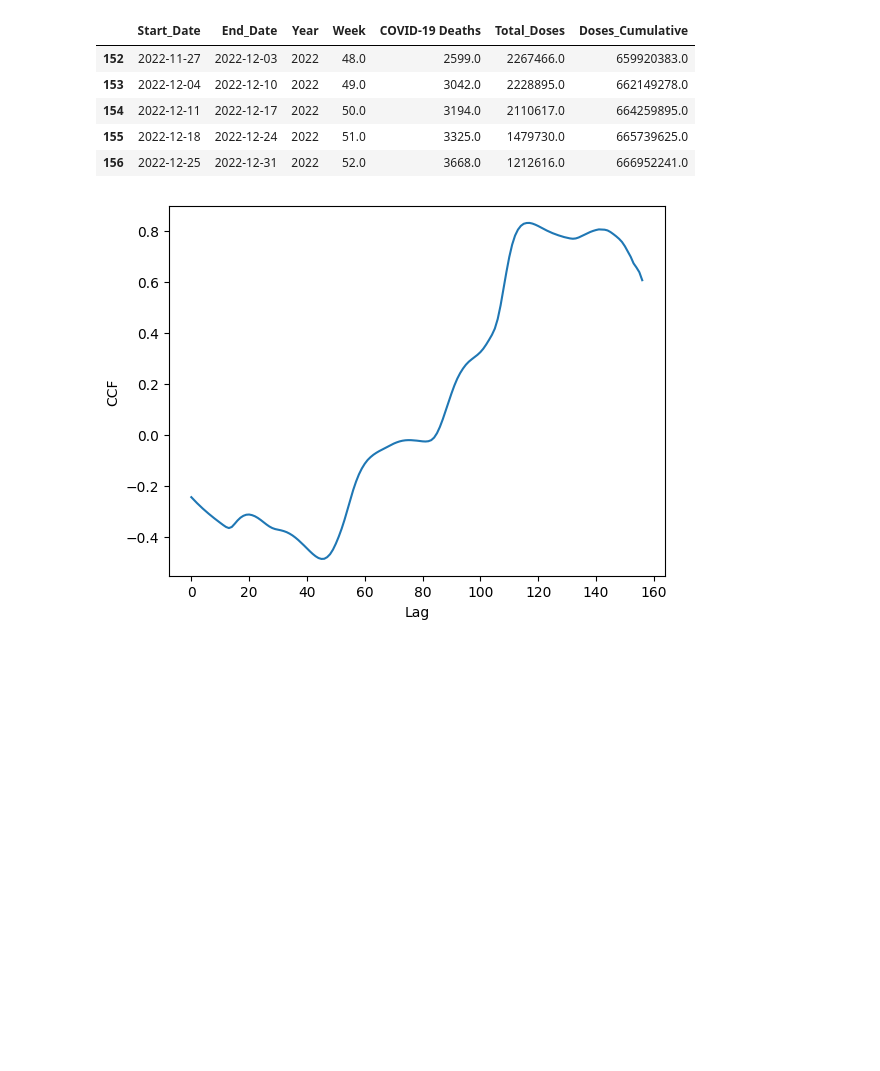
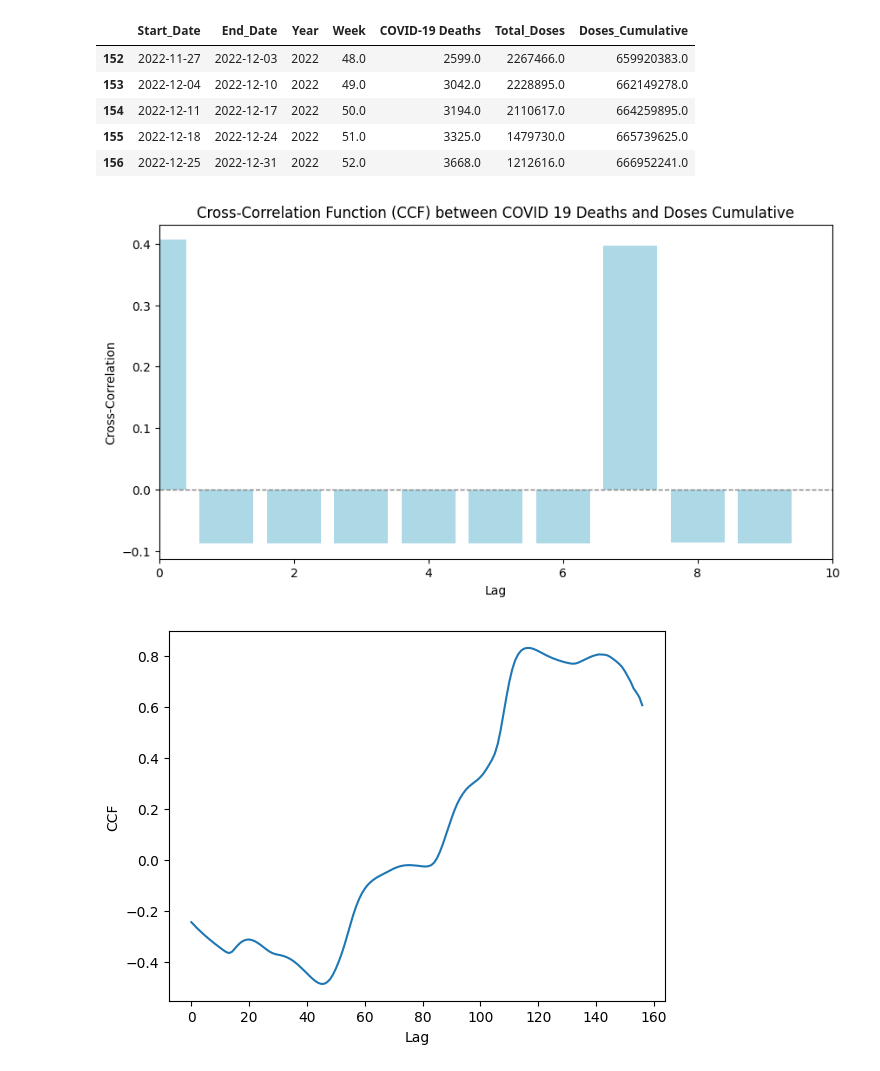
Before and after one commit to carolinehagood/covid-project, a Jupyter notebook: Final_Data_Analysis.ipynb, the cells around one changed output. Drawn from its saved outputs; the diff is of its cells as text; code cells hidden in the pictures; blank space fills up the shorter version.

```diff
--- a/Final_Data_Analysis.ipynb
+++ b/Final_Data_Analysis.ipynb
@@ -49,3 +20,38 @@ plt.show()
+# %%
+from datetime import date
+from statsmodels.tsa.stattools import ccf
+
+# Convert 'start date' and 'end date' columns to datetime format
+df['Start_Date'] = pd.to_datetime(df['Start_Date'])
+df['End_Date'] = pd.to_datetime(df['End_Date'])
+
+# Create a date range for the analysis, expanding it from start to end dates
+date_range = pd.date_range(start=df['Start_Date'].min(), end=df['End_Date'].max(), freq='D')
+# Create a new DataFrame to aggregate COVID 19 Deaths and Doses Cumulative over the date range
+agg_data = pd.DataFrame(index=date_range)
+
+# Aggregate the values for each date (you may need to adjust the aggregation method as needed)
+agg_data['COVID-19 Deaths'] = df.set_index('Start_Date').resample('D')['COVID-19 Deaths'].sum()
+agg_data['Doses_Cumulative'] = df.set_index('Start_Date').resample('D')['Doses_Cumulative'].sum()
+
+# Fill any missing values with 0 (or another appropriate method)
+agg_data.fillna(0, inplace=True)
+
+# Calculate CCF
+max_lag = 10  # Define the maximum lag
+cross_corr = ccf(agg_data['COVID-19 Deaths'], agg_data['Doses_Cumulative'], adjusted=False)
+
+# Plotting the CCF
+plt.figure(figsize=(10, 5))
+plt.bar(range(max_lag), cross_corr[:max_lag], color='lightblue')
+plt.title('Cross-Correlation Function (CCF) between COVID 19 Deaths and Doses Cumulative')
+plt.xlabel('Lag')
+plt.ylabel('Cross-Correlation')
+plt.axhline(0, color='gray', linestyle='--', linewidth=1)
+plt.xlim(0, max_lag)
+plt.show()
+# %% [output]
+[figure, added]
 # %%
 import numpy as np
 import pandas as pd
```
Also changed, not shown: parts of 1 cell of this notebook.
